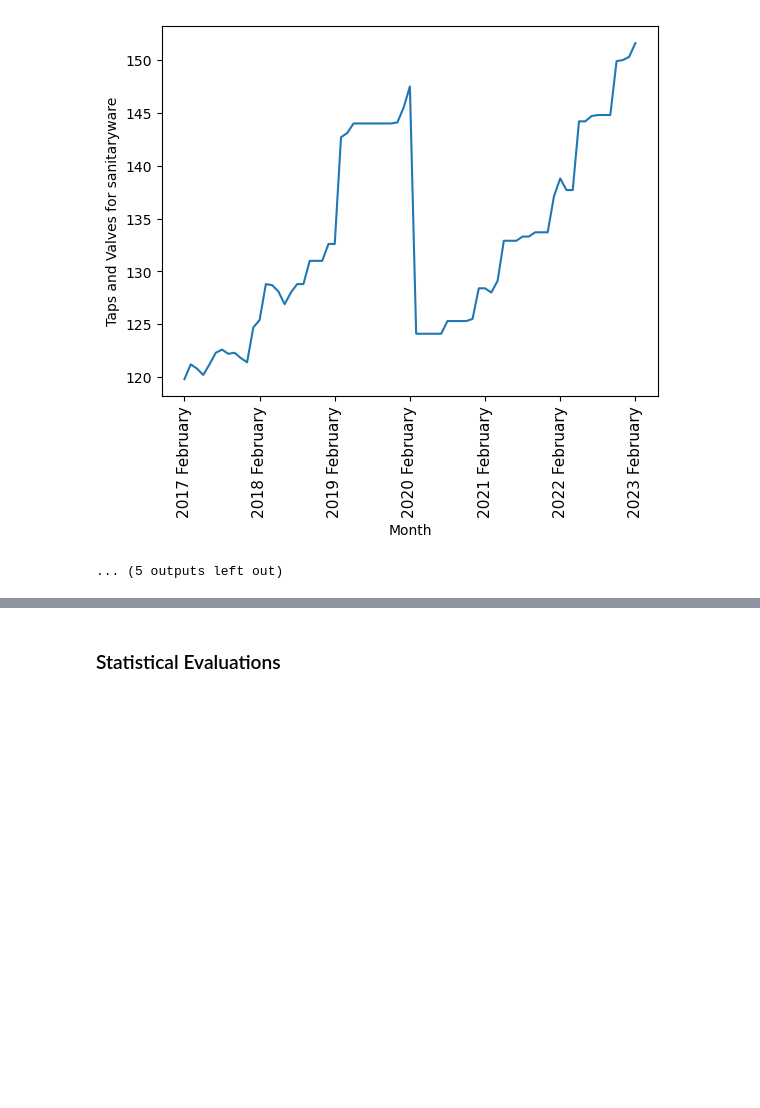
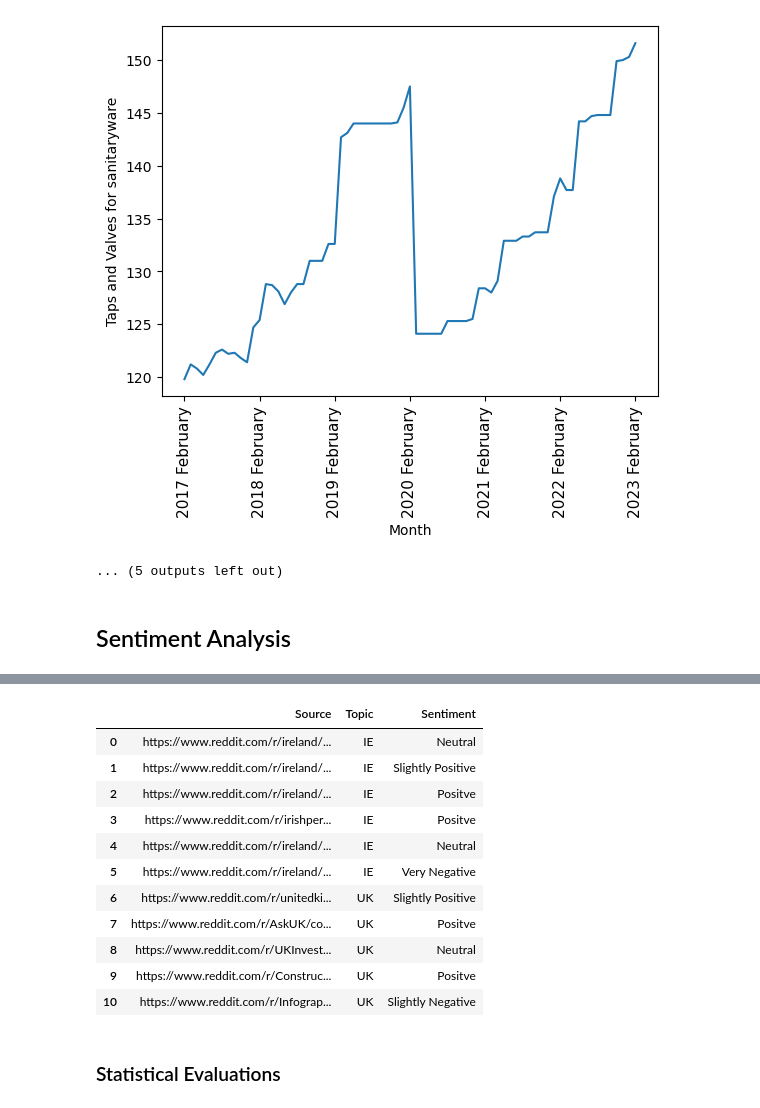
Before and after one commit to DorinBuzilov/Msc-in-Data-Analytics-CA2, a Jupyter notebook: MSc_Data_Analytics_CA2.ipynb, the cells around one changed output, grey strips where cells are left out. Saved outputs shown, nothing was run; the diff lists cells and outputs as text; code cells hidden in the pictures; blank space fills up the shorter version.

Commit message:
update - sentiment analysis done

```diff
--- a/MSc_Data_Analytics_CA2.ipynb
+++ b/MSc_Data_Analytics_CA2.ipynb
@@ -1319,3 +1325,71 @@ for i in new_uk_df.columns:
 [figure]
 [figure]
 ... (5 outputs left out)
+# %% [markdown]
+## Sentiment Analysis
+# %%
+urls = [
+    'https://www.reddit.com/r/ireland/comments/137gv6y/building_homes_in_dublin_costs_up_to_30_more_than/',
+    'https://www.reddit.com/r/ireland/comments/10llx2a/ireland_may_need_up_to_62000_new_homes_a_year/',
+    'https://www.reddit.com/r/ireland/comments/so7o4z/is_building_a_house_cheaper_than_buying/',
+    'https://www.reddit.com/r/irishpersonalfinance/comments/10b3ize/cost_of_building_a_new_house_i_heard_200_per_sq/',
+    'https://www.reddit.com/r/ireland/comments/uwl9ul/rising_cost_of_building_materials_is_getting/',
+    'https://www.reddit.com/r/ireland/comments/pxx6rx/whats_behind_the_soaring_cost_of_construction/',
+    'UK',
+    'https://www.reddit.com/r/unitedkingdom/comments/n7kflf/cost_of_building_work_on_uk_homes_to_rise_as/',
+    'https://www.reddit.com/r/AskUK/comments/xsqn6s/crafty_people_of_the_uk_where_do_you_get_timber/',
+    'https://www.reddit.com/r/UKInvesting/comments/n14euv/uk_builders_to_suffer_from_material_shortage/',
+    'https://www.reddit.com/r/Construction/comments/rxieau/uk_construction_cost_inflation/',
+    'https://www.reddit.com/r/Infographics/comments/nlrint/cost_of_building_materials_2021_vs_2021/'
+]
+
+Final_sentiment_list = ['Source', 'Topic', 'Sentiment']
+Final_sentiment_scores = []
+
+topic = 'IE'
+for url in urls:
+    if url == 'UK':
+        # If we reach the point in the links that are related to UK, switch topic label to reflect this
+        topic = 'UK'
+        continue
+
+    # Reddit API request for link
+    submission = reddit.submission(url=url)
+
+    # Get all comments on post, Replies to original comments are not included
+    posts = []
+    for top_level_comment in submission.comments[1:]:
+        if isinstance(top_level_comment, MoreComments):
+            continue
+        posts.append(top_level_comment.body)
+    posts = pd.DataFrame(posts,columns=["comment"])
+
+    # Data cleaning: remove deleted or removed posts
+    indexNames = posts[(posts.comment == '[removed]') | (posts.comment == '[deleted]')].index
+    posts.drop(indexNames, inplace=True)
+
+    # Analyze the comment
+    sid_obj= SentimentIntensityAnalyzer()
+    comments_lst = ['Neg', 'Neutral', 'Positive', 'Compound']
+    com_scores = []
+
+    for comment in posts['comment']:
+        x = sid_obj.polarity_scores(comment)
+        x = list(x.values())
+        com_scores.append([x[0], x[1], x[2], x[3]])
+
+    # Store comments sentiment values in a new df
+    sentiment_df = pd.DataFrame(com_scores, columns=comments_lst)
+    sentiment_df = sentiment_df.mean().to_frame()
+    print(url, ': ',round(sentiment_df.iloc[3 ,0], 3))
+
+    # Store general sentiment of reddit discussion to evaluate vs other links
+    Final_sentiment_scores.append([url , topic, round(sentiment_df.iloc[3 ,0], 3)])
+
+# Create dataframe of link sentiment scores
+Post_Sentiment = pd.DataFrame(Final_sentiment_scores, columns=Final_sentiment_list)
+# Using binning to convert floating point score to categorical data
+# -1 is for most negative and +1 is for most positive.
+Post_Sentiment['Sentiment'] = pd.cut(Post_Sentiment['Sentiment'], bins=[-1, -0.4, -0.1 ,0, 0.1, 0.4, 1, 2], labels=['Very Negative', 'Negative', 'Slightly Negative', 'Neutral', 'Slightly Positive', 'Positve', 'Very Positive'])
+Post_Sentiment
+# %% [output]
@@ -1322,3 +1413,15 @@ for i in new_uk_df.columns:
+|  | Source | Topic | Sentiment |
+| 0 | https://www.reddit.com/r/ireland/... | IE | Neutral |
+| 1 | https://www.reddit.com/r/ireland/... | IE | Slightly Positive |
+| 2 | https://www.reddit.com/r/ireland/... | IE | Positve |
+| 3 | https://www.reddit.com/r/irishper... | IE | Positve |
+| 4 | https://www.reddit.com/r/ireland/... | IE | Neutral |
+| 5 | https://www.reddit.com/r/ireland/... | IE | Very Negative |
+| 6 | https://www.reddit.com/r/unitedki... | UK | Slightly Positive |
+| 7 | https://www.reddit.com/r/AskUK/co... | UK | Positve |
+| 8 | https://www.reddit.com/r/UKInvest... | UK | Neutral |
+| 9 | https://www.reddit.com/r/Construc... | UK | Positve |
+| 10 | https://www.reddit.com/r/Infograp... | UK | Slightly Negative |
 # %% [markdown]
 ### Statistical Evaluations
 # %%
```
Also changed, not shown: parts of 12 cells of this notebook.
